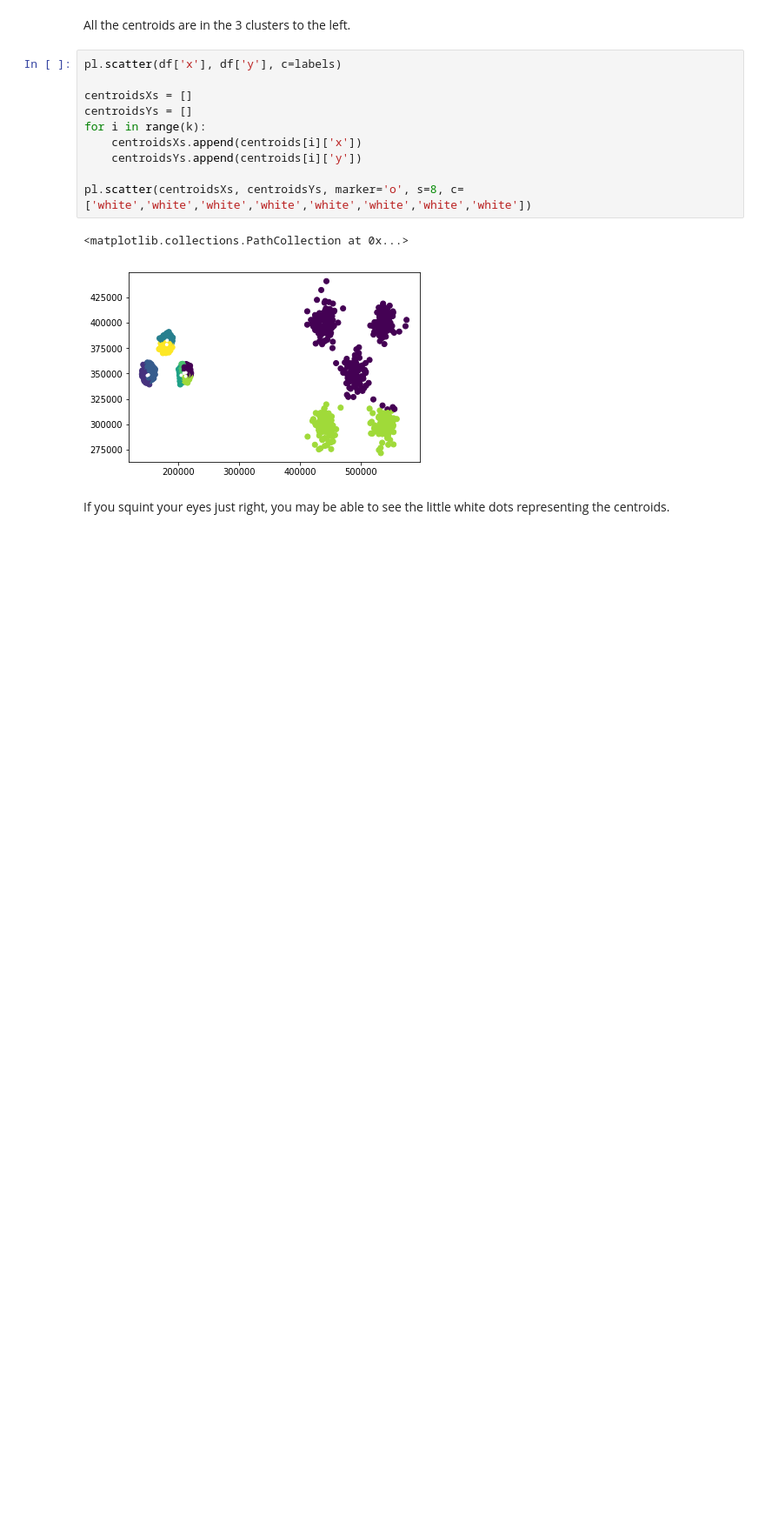
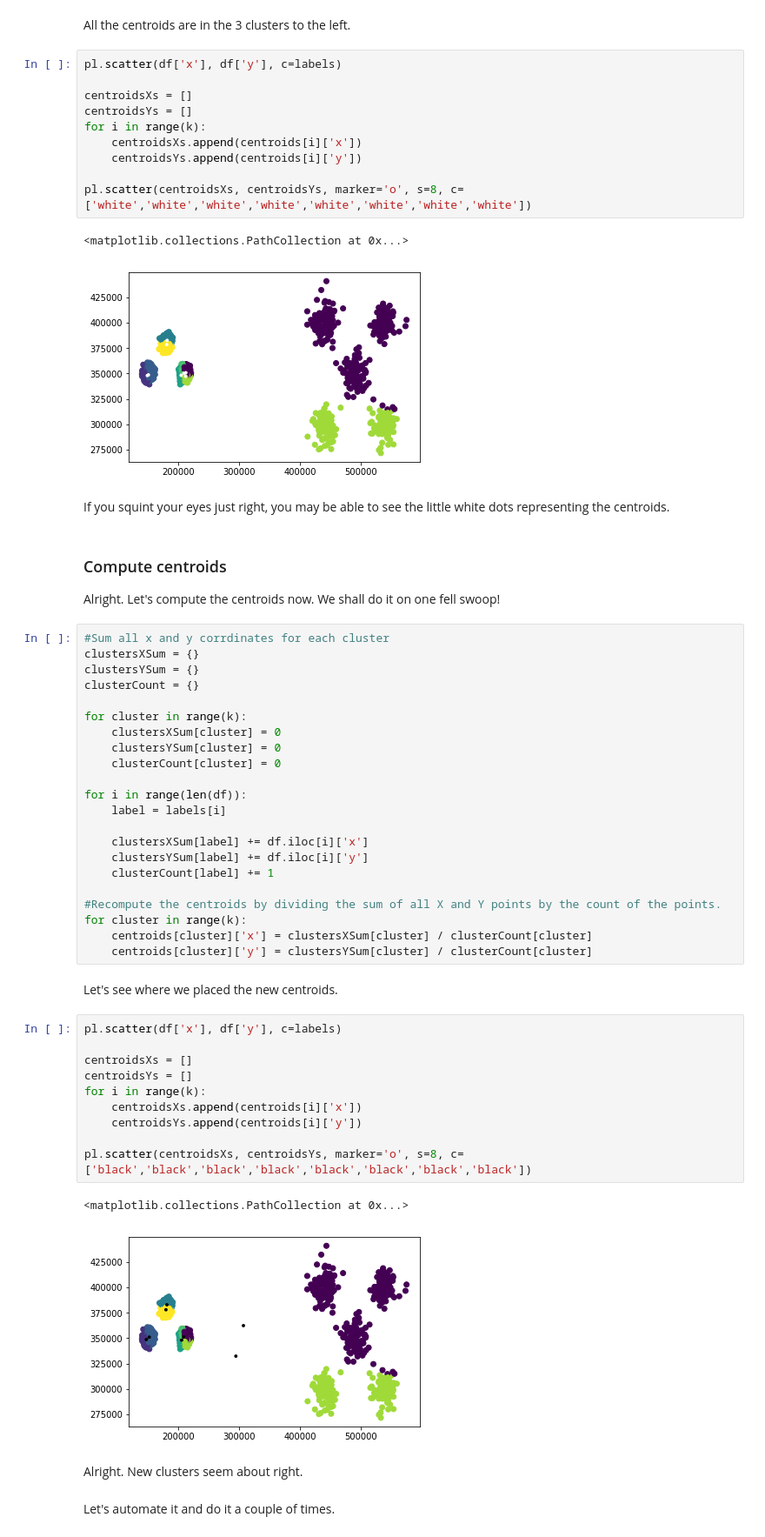
Before and after one commit to KristiyanVachev/AI-FMI, a Jupyter notebook: 09. KMeans/K-Means.ipynb, the cells around one changed output. Shown at 87% size. Drawn from its saved outputs; the diff is of its cells as text; blank space fills up the shorter version.

Commit message:
Computing centroids

```diff
--- a/09. KMeans/K-Means.ipynb
+++ b/09. KMeans/K-Means.ipynb
@@ -168,3 +168,47 @@ pl.scatter(centroidsXs, centroidsYs, marker='o', s=8, c=['white','white','white'
 [figure]
 # %% [markdown]
 If you squint your eyes just right, you may be able to see the little white dots representing the centroids.
+# %% [markdown]
+### Compute centroids
+Alright. Let's compute the centroids now. We shall do it on one fell swoop!
+# %%
+#Sum all x and y corrdinates for each cluster
+clustersXSum = {}
+clustersYSum = {}
+clusterCount = {}
+
+for cluster in range(k):
+    clustersXSum[cluster] = 0
+    clustersYSum[cluster] = 0
+    clusterCount[cluster] = 0
+
+for i in range(len(df)):
+    label = labels[i]
+
+    clustersXSum[label] += df.iloc[i]['x']
+    clustersYSum[label] += df.iloc[i]['y']
+    clusterCount[label] += 1
+
+#Recompute the centroids by dividing the sum of all X and Y points by the count of the points.
+for cluster in range(k):
+    centroids[cluster]['x'] = clustersXSum[cluster] / clusterCount[cluster]
+    centroids[cluster]['y'] = clustersYSum[cluster] / clusterCount[cluster]
+# %% [markdown]
+Let's see where we placed the new centroids.
+# %%
+pl.scatter(df['x'], df['y'], c=labels)
+
+centroidsXs = []
+centroidsYs = []
+for i in range(k):
+    centroidsXs.append(centroids[i]['x'])
+    centroidsYs.append(centroids[i]['y'])
+
+pl.scatter(centroidsXs, centroidsYs, marker='o', s=8, c=['black','black','black','black','black','black','black','black'])
+# %% [output]
+<matplotlib.collections.PathCollection at 0x...>
+[figure, added]
+# %% [markdown]
+Alright. New clusters seem about right.
+# %% [markdown]
+Let's automate it and do it a couple of times.
```
Also changed, not shown: parts of 1 cell of this notebook.
